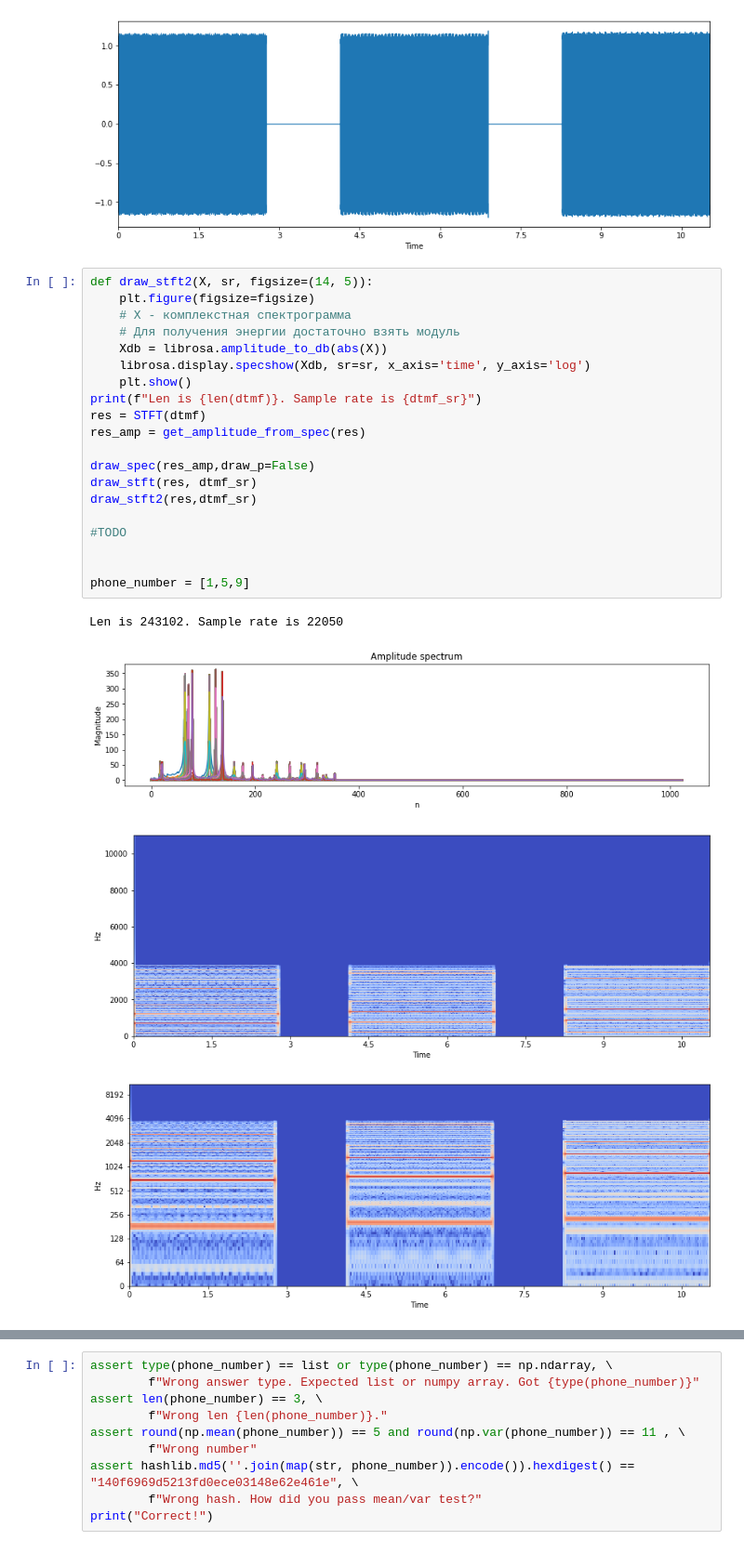
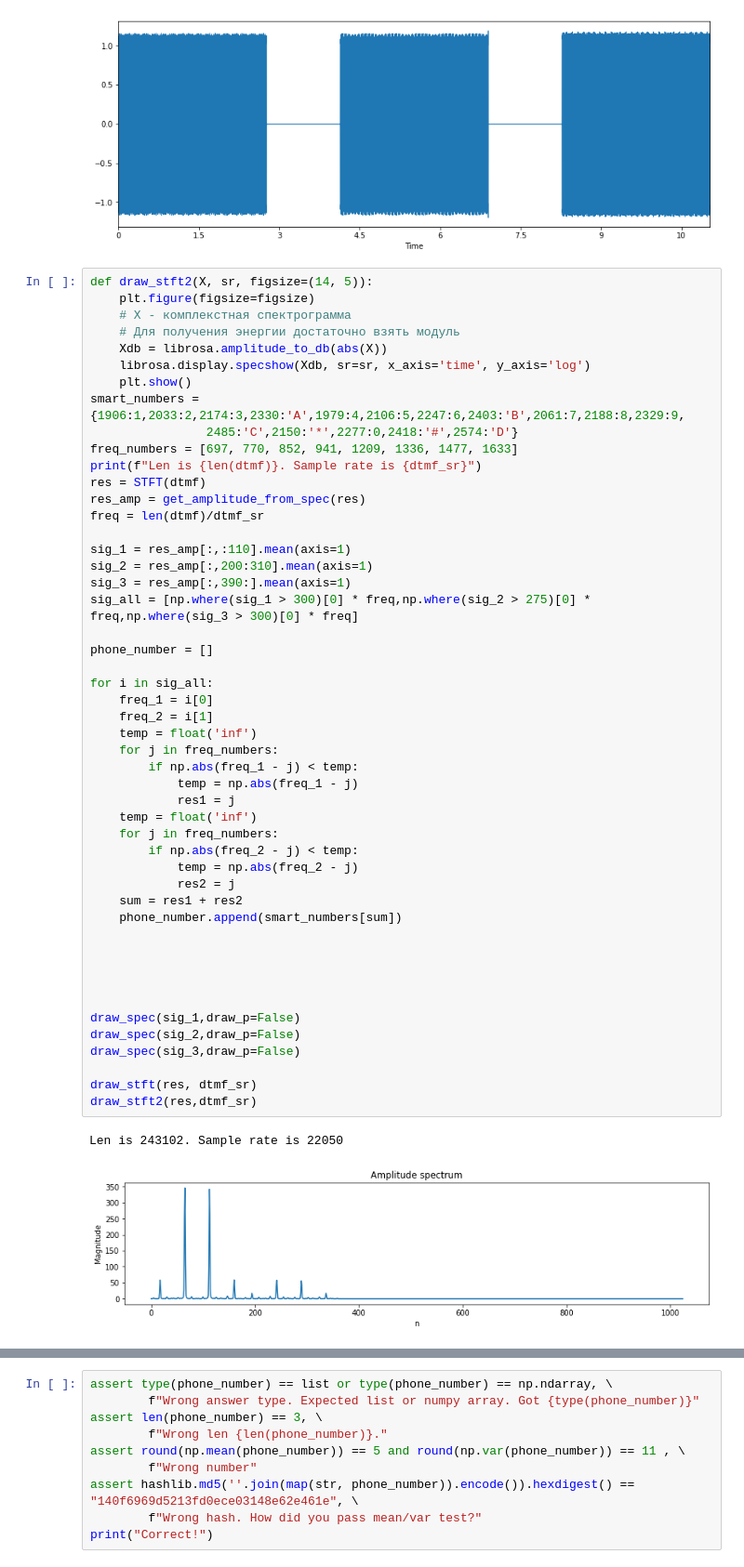
Before and after one commit to PhilippShemetov/DSP, a Jupyter notebook: lab2.ipynb, the cells around one changed output, grey strips where cells are left out. Shown at 93% size. Saved outputs shown, nothing was run; the diff lists cells and outputs as text.

Commit message:
TODO 4 lab

```diff
--- a/lab2.ipynb
+++ b/lab2.ipynb
@@ -452,28 +451,55 @@ draw_waveform(dtmf, sr=dtmf_sr)
 Len is 243102. Sample rate is 22050
 [interactive output not drawn]
 [figure]
-# %%
-def draw_stft2(X, sr, figsize=(14, 5)):
-    plt.figure(figsize=figsize)
-    # X - комплекстная спектрограмма
-    # Для получения энергии достаточно взять модуль
-    Xdb = librosa.amplitude_to_db(abs(X))
-    librosa.display.specshow(Xdb, sr=sr, x_axis='time', y_axis='log')
-    plt.show()
-print(f"Len is {len(dtmf)}. Sample rate is {dtmf_sr}")
-res = STFT(dtmf)
-res_amp = get_amplitude_from_spec(res)
-
-draw_spec(res_amp,draw_p=False)
-draw_stft(res, dtmf_sr)
-draw_stft2(res,dtmf_sr)
-
-#TODO
-
-
-phone_number = [1,5,9]
-# %% [output]
-Len is 243102. Sample rate is 22050
-[figure, removed]
-[figure, removed]
-[figure, removed]
+# %%
+def draw_stft2(X, sr, figsize=(14, 5)):
+    plt.figure(figsize=figsize)
+    # X - комплекстная спектрограмма
+    # Для получения энергии достаточно взять модуль
+    Xdb = librosa.amplitude_to_db(abs(X))
+    librosa.display.specshow(Xdb, sr=sr, x_axis='time', y_axis='log')
+    plt.show()
+smart_numbers = {1906:1,2033:2,2174:3,2330:'A',1979:4,2106:5,2247:6,2403:'B',2061:7,2188:8,2329:9,
+                2485:'C',2150:'*',2277:0,2418:'#',2574:'D'}
+freq_numbers = [697, 770, 852, 941, 1209, 1336, 1477, 1633]
+print(f"Len is {len(dtmf)}. Sample rate is {dtmf_sr}")
+res = STFT(dtmf)
+res_amp = get_amplitude_from_spec(res)
+freq = len(dtmf)/dtmf_sr
+
+sig_1 = res_amp[:,:110].mean(axis=1)
+sig_2 = res_amp[:,200:310].mean(axis=1)
+sig_3 = res_amp[:,390:].mean(axis=1)
+sig_all = [np.where(sig_1 > 300)[0] * freq,np.where(sig_2 > 275)[0] * freq,np.where(sig_3 > 300)[0] * freq]
+
+phone_number = []
+
+for i in sig_all:
+    freq_1 = i[0]
+    freq_2 = i[1]
+    temp = float('inf')
+    for j in freq_numbers:
+        if np.abs(freq_1 - j) < temp:
+            temp = np.abs(freq_1 - j)
+            res1 = j
+    temp = float('inf')
+    for j in freq_numbers:
+        if np.abs(freq_2 - j) < temp:
+            temp = np.abs(freq_2 - j)
+            res2 = j
+    sum = res1 + res2
+    phone_number.append(smart_numbers[sum])
+
+
+
+
+
+draw_spec(sig_1,draw_p=False)
+draw_spec(sig_2,draw_p=False)
+draw_spec(sig_3,draw_p=False)
+
+draw_stft(res, dtmf_sr)
+draw_stft2(res,dtmf_sr)
+# %% [output]
+Len is 243102. Sample rate is 22050
+[figure, added]
```
Also changed, not shown: parts of 4 cells of this notebook, 1 other file.
